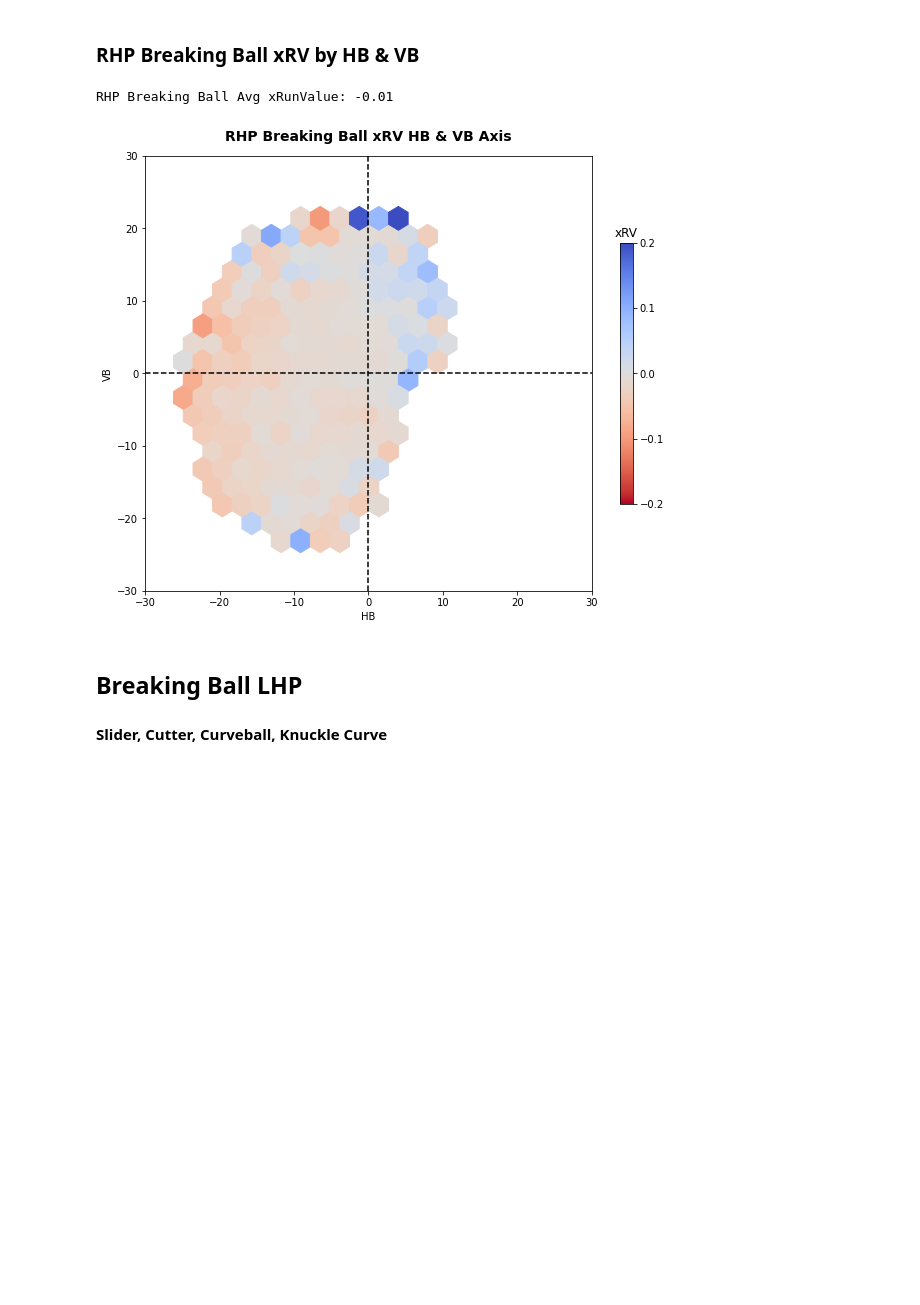
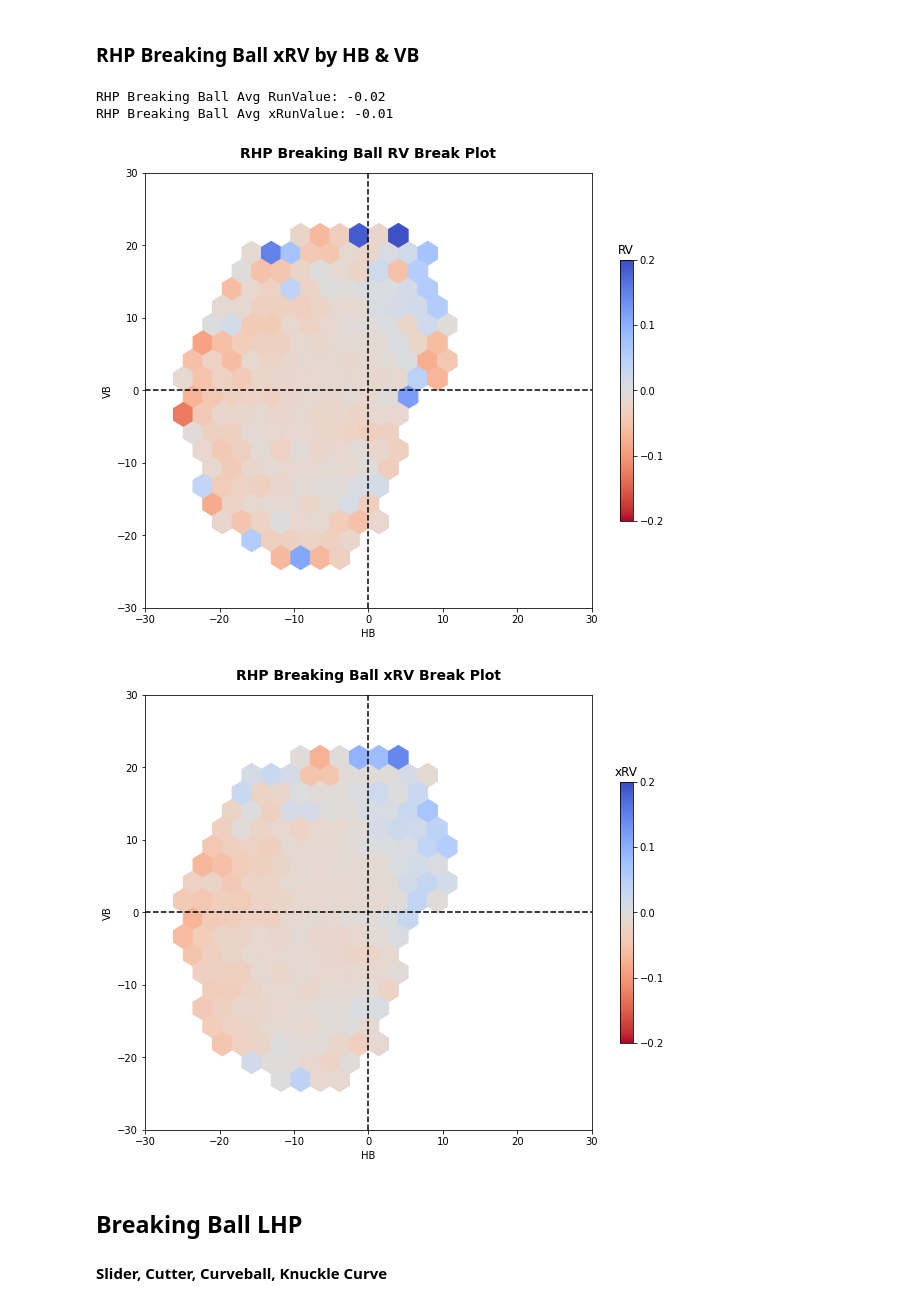
Before and after one commit to anthonyzurke/RVmodel, a Jupyter notebook: notebooks/rv-model.ipynb, the cells around one changed output. Cells and saved outputs as stored; diff of their text form; code cells hidden in the pictures; blank space fills up the shorter version.

```diff
--- a/notebooks/rv-model.ipynb
+++ b/notebooks/rv-model.ipynb
@@ -292,9 +314,8 @@ y = features_bb_r['rv']
 
 X_train, X_test, y_train, y_test = train_test_split(X, y, test_size = .25, random_state = 1)
 
-rf = RandomForestRegressor(n_estimators = 500,
-                           n_jobs = -1,
-                           random_state = 1).fit(X_train, y_train)
+rf = RandomForestRegressor(max_depth = 50, min_samples_leaf = 4, min_samples_split = 10, n_estimators = 1000,
+                           n_jobs = -1, random_state = 1).fit(X_train, y_train)
 
 pred_bb_r = rf.predict(X_test)
 pred = rf.predict(X)
@@ -359,19 +380,32 @@ See Full Dataframe in Mito
 # %% [markdown]
 ### RHP Breaking Ball xRV by HB & VB
 # %%
+plt.figure(figsize = (10, 8))
+
+plt.hexbin(rhp_bb['pfx_x'], rhp_bb['pfx_z'], C = rhp_bb['rv'],cmap='coolwarm_r',
+           mincnt = 10, gridsize = 20)
+cb = plt.colorbar(ticks = [-.2,-.1, 0, .1, .2], shrink = .6)
+cb.ax.set_title('RV'), plt.clim(-.2, .2)
+plt.xlabel('HB'), plt.ylabel('VB'), plt.xlim(-30, 30), plt.ylim(-30, 30)
+plt.axhline(0, color = 'black', ls = '--'), plt.axvline(0, color = 'black', ls = '--')
+plt.title('RHP Breaking Ball RV Break Plot', fontsize = 14, fontweight = 'bold', pad = 15);
+print('RHP Breaking Ball Avg RunValue:', round(rhp_bb.rv.mean(), 2))
+
 plt.figure(figsize = (10, 8))
 
 plt.hexbin(rhp_bb['pfx_x'], rhp_bb['pfx_z'], C = rhp_bb['xRV'],cmap='coolwarm_r',
            mincnt = 10, gridsize = 20)
 cb = plt.colorbar(ticks = [-.2,-.1, 0, .1, .2], shrink = .6)
 cb.ax.set_title('xRV'), plt.clim(-.2, .2)
 plt.xlabel('HB'), plt.ylabel('VB'), plt.xlim(-30, 30), plt.ylim(-30, 30)
 plt.axhline(0, color = 'black', ls = '--'), plt.axvline(0, color = 'black', ls = '--')
-plt.title('RHP Breaking Ball xRV HB & VB Axis', fontsize = 14, fontweight = 'bold', pad = 15);
+plt.title('RHP Breaking Ball xRV Break Plot', fontsize = 14, fontweight = 'bold', pad = 15);
 print('RHP Breaking Ball Avg xRunValue:', round(rhp_bb.xRV.mean(), 2))
 # %% [output]
+RHP Breaking Ball Avg RunValue: -0.02
 RHP Breaking Ball Avg xRunValue: -0.01
-[figure, old version]
+[figure, new version]
+[figure, added]
 # %% [markdown]
 ## Breaking Ball LHP
 #### Slider, Cutter, Curveball, Knuckle Curve
```
Also changed, not shown: parts of 53 cells of this notebook, 3 other files.
